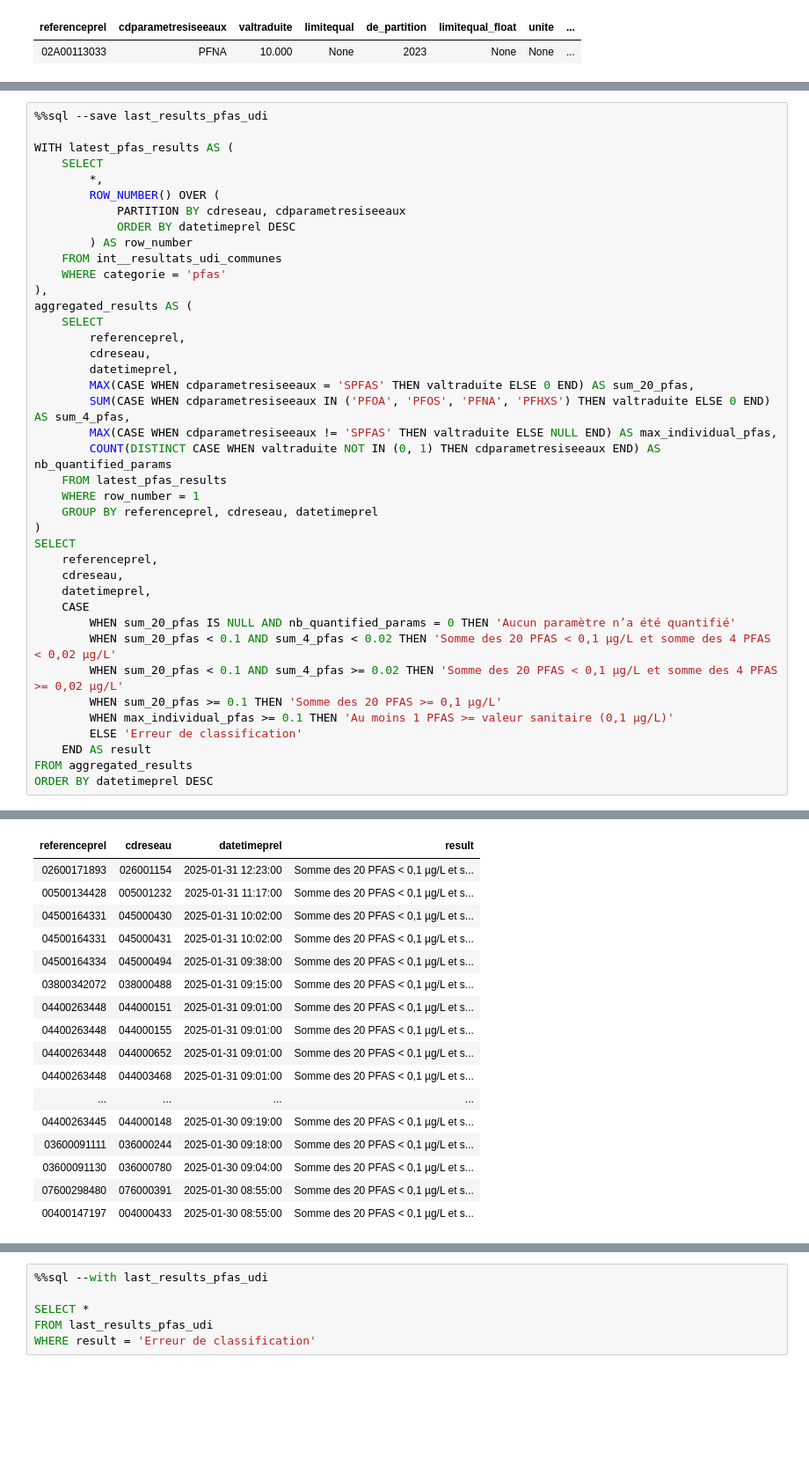
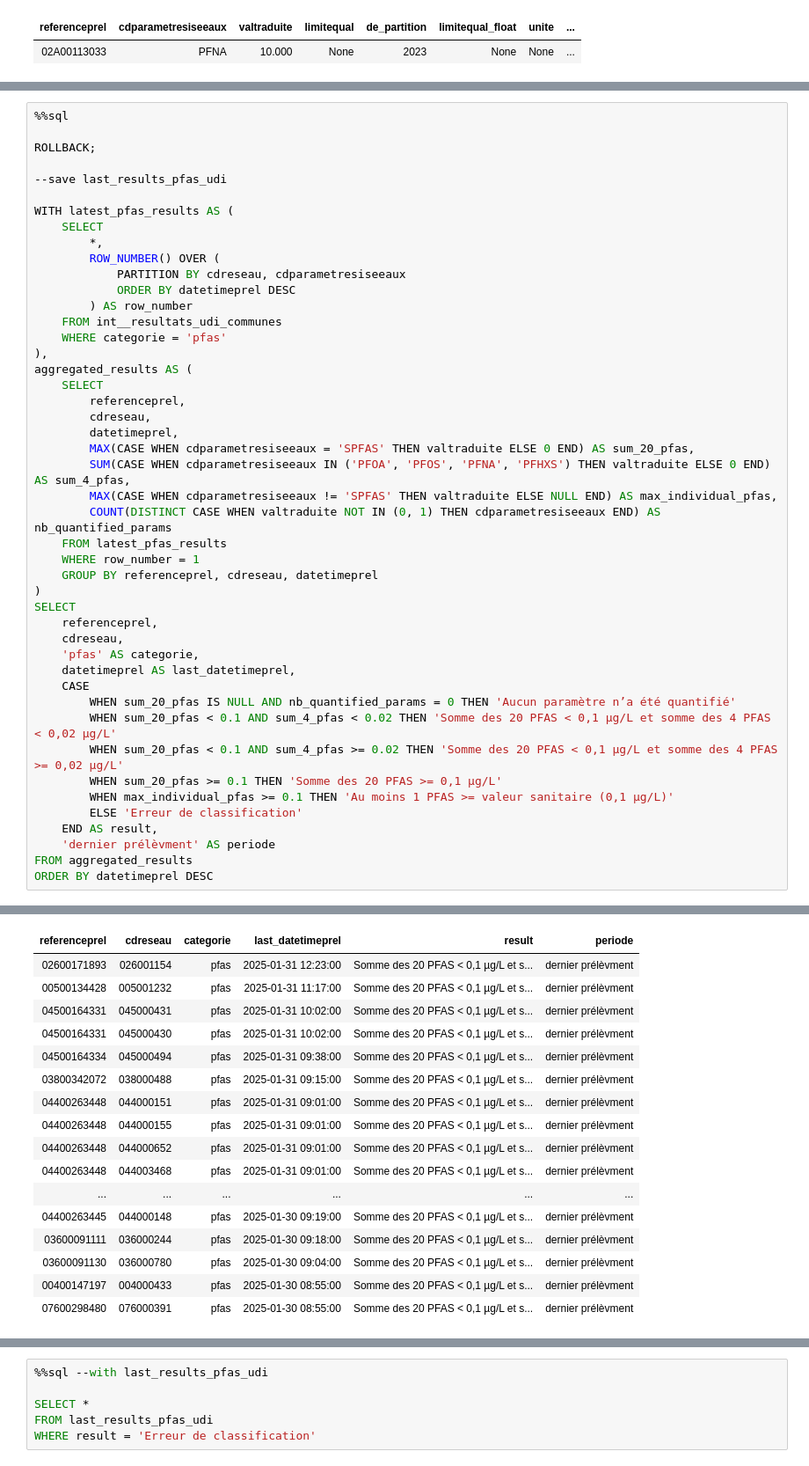
Before and after one commit to dataforgoodfr/13_pollution_eau, a Jupyter notebook: analytics/notebooks/Tache177_resultats-pfas-dbt-model.ipynb, the cells around one changed output, grey strips where cells are left out. Shown at 88% size. Drawn from its saved outputs; the diff is of its cells as text; blank space fills up the shorter version.

Commit message:
Ajout du modele dbt pour les derniers résultats PFAS par UDI (Prio 1)

```diff
--- a/analytics/notebooks/Tache177_resultats-pfas-dbt-model.ipynb
+++ b/analytics/notebooks/Tache177_resultats-pfas-dbt-model.ipynb
@@ -241,5 +153,9 @@ Running query in 'duckdb:///../../database/data.duckdb'
 # %%
-%%sql --save last_results_pfas_udi
+%%sql
+
+ROLLBACK;
+
+--save last_results_pfas_udi
 
 WITH latest_pfas_results AS (
     SELECT
@@ -251,50 +167,52 @@ WITH latest_pfas_results AS (
     FROM int__resultats_udi_communes
     WHERE categorie = 'pfas'
 ),
 aggregated_results AS (
     SELECT
         referenceprel,
         cdreseau,
         datetimeprel,
         MAX(CASE WHEN cdparametresiseeaux = 'SPFAS' THEN valtraduite ELSE 0 END) AS sum_20_pfas,
         SUM(CASE WHEN cdparametresiseeaux IN ('PFOA', 'PFOS', 'PFNA', 'PFHXS') THEN valtraduite ELSE 0 END) AS sum_4_pfas,
         MAX(CASE WHEN cdparametresiseeaux != 'SPFAS' THEN valtraduite ELSE NULL END) AS max_individual_pfas,
         COUNT(DISTINCT CASE WHEN valtraduite NOT IN (0, 1) THEN cdparametresiseeaux END) AS nb_quantified_params
     FROM latest_pfas_results
     WHERE row_number = 1
     GROUP BY referenceprel, cdreseau, datetimeprel
 )
 SELECT
     referenceprel,
     cdreseau,
-    datetimeprel,
+    'pfas' AS categorie,
+    datetimeprel AS last_datetimeprel,
     CASE
         WHEN sum_20_pfas IS NULL AND nb_quantified_params = 0 THEN 'Aucun paramètre n’a été quantifié'
         WHEN sum_20_pfas < 0.1 AND sum_4_pfas < 0.02 THEN 'Somme des 20 PFAS < 0,1 µg/L et somme des 4 PFAS < 0,02 µg/L'
         WHEN sum_20_pfas < 0.1 AND sum_4_pfas >= 0.02 THEN 'Somme des 20 PFAS < 0,1 µg/L et somme des 4 PFAS >= 0,02 µg/L'
         WHEN sum_20_pfas >= 0.1 THEN 'Somme des 20 PFAS >= 0,1 µg/L'
         WHEN max_individual_pfas >= 0.1 THEN 'Au moins 1 PFAS >= valeur sanitaire (0,1 µg/L)'
         ELSE 'Erreur de classification'
-    END AS result
+    END AS result,
+    'dernier prélèvment' AS periode
 FROM aggregated_results
 ORDER BY datetimeprel DESC
 # %% [output]
 Running query in 'duckdb:///../../database/data.duckdb'
-| referenceprel | cdreseau | datetimeprel | result |
-| 02600171893 | 026001154 | 2025-01-31 12:23:00 | Somme des 20 PFAS < 0,1 µg/L et s... |
-| 00500134428 | 005001232 | 2025-01-31 11:17:00 | Somme des 20 PFAS < 0,1 µg/L et s... |
-| 04500164331 | 045000430 | 2025-01-31 10:02:00 | Somme des 20 PFAS < 0,1 µg/L et s... |
-| 04500164331 | 045000431 | 2025-01-31 10:02:00 | Somme des 20 PFAS < 0,1 µg/L et s... |
-| 04500164334 | 045000494 | 2025-01-31 09:38:00 | Somme des 20 PFAS < 0,1 µg/L et s... |
-| 03800342072 | 038000488 | 2025-01-31 09:15:00 | Somme des 20 PFAS < 0,1 µg/L et s... |
-| 04400263448 | 044000151 | 2025-01-31 09:01:00 | Somme des 20 PFAS < 0,1 µg/L et s... |
-| 04400263448 | 044000155 | 2025-01-31 09:01:00 | Somme des 20 PFAS < 0,1 µg/L et s... |
-| 04400263448 | 044000652 | 2025-01-31 09:01:00 | Somme des 20 PFAS < 0,1 µg/L et s... |
-| 04400263448 | 044003468 | 2025-01-31 09:01:00 | Somme des 20 PFAS < 0,1 µg/L et s... |
-| ... | ... | ... | ... |
-| 04400263445 | 044000148 | 2025-01-30 09:19:00 | Somme des 20 PFAS < 0,1 µg/L et s... |
-| 03600091111 | 036000244 | 2025-01-30 09:18:00 | Somme des 20 PFAS < 0,1 µg/L et s... |
-| 03600091130 | 036000780 | 2025-01-30 09:04:00 | Somme des 20 PFAS < 0,1 µg/L et s... |
-| 07600298480 | 076000391 | 2025-01-30 08:55:00 | Somme des 20 PFAS < 0,1 µg/L et s... |
-| 00400147197 | 004000433 | 2025-01-30 08:55:00 | Somme des 20 PFAS < 0,1 µg/L et s... |
+| referenceprel | cdreseau | categorie | last_datetimeprel | result | periode |
+| 02600171893 | 026001154 | pfas | 2025-01-31 12:23:00 | Somme des 20 PFAS < 0,1 µg/L et s... | dernier prélèvment |
+| 00500134428 | 005001232 | pfas | 2025-01-31 11:17:00 | Somme des 20 PFAS < 0,1 µg/L et s... | dernier prélèvment |
+| 04500164331 | 045000431 | pfas | 2025-01-31 10:02:00 | Somme des 20 PFAS < 0,1 µg/L et s... | dernier prélèvment |
+| 04500164331 | 045000430 | pfas | 2025-01-31 10:02:00 | Somme des 20 PFAS < 0,1 µg/L et s... | dernier prélèvment |
+| 04500164334 | 045000494 | pfas | 2025-01-31 09:38:00 | Somme des 20 PFAS < 0,1 µg/L et s... | dernier prélèvment |
+| 03800342072 | 038000488 | pfas | 2025-01-31 09:15:00 | Somme des 20 PFAS < 0,1 µg/L et s... | dernier prélèvment |
+| 04400263448 | 044000151 | pfas | 2025-01-31 09:01:00 | Somme des 20 PFAS < 0,1 µg/L et s... | dernier prélèvment |
+| 04400263448 | 044000155 | pfas | 2025-01-31 09:01:00 | Somme des 20 PFAS < 0,1 µg/L et s... | dernier prélèvment |
+| 04400263448 | 044000652 | pfas | 2025-01-31 09:01:00 | Somme des 20 PFAS < 0,1 µg/L et s... | dernier prélèvment |
+| 04400263448 | 044003468 | pfas | 2025-01-31 09:01:00 | Somme des 20 PFAS < 0,1 µg/L et s... | dernier prélèvment |
+| ... | ... | ... | ... | ... | ... |
+| 04400263445 | 044000148 | pfas | 2025-01-30 09:19:00 | Somme des 20 PFAS < 0,1 µg/L et s... | dernier prélèvment |
+| 03600091111 | 036000244 | pfas | 2025-01-30 09:18:00 | Somme des 20 PFAS < 0,1 µg/L et s... | dernier prélèvment |
+| 03600091130 | 036000780 | pfas | 2025-01-30 09:04:00 | Somme des 20 PFAS < 0,1 µg/L et s... | dernier prélèvment |
+| 00400147197 | 004000433 | pfas | 2025-01-30 08:55:00 | Somme des 20 PFAS < 0,1 µg/L et s... | dernier prélèvment |
+| 07600298480 | 076000391 | pfas | 2025-01-30 08:55:00 | Somme des 20 PFAS < 0,1 µg/L et s... | dernier prélèvment |
 Truncated to displaylimit of 20.
```
Also changed, not shown: parts of 11 cells of this notebook, 2 other files.
